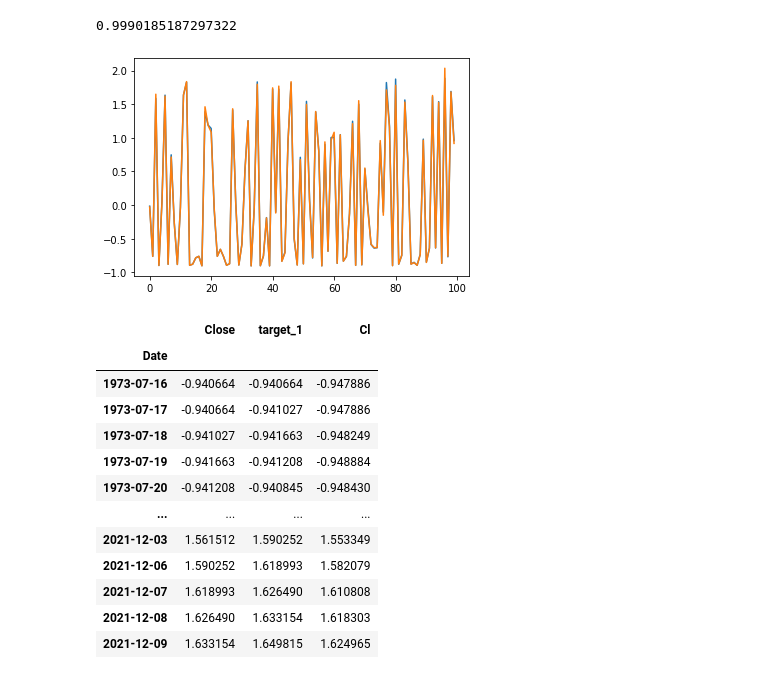
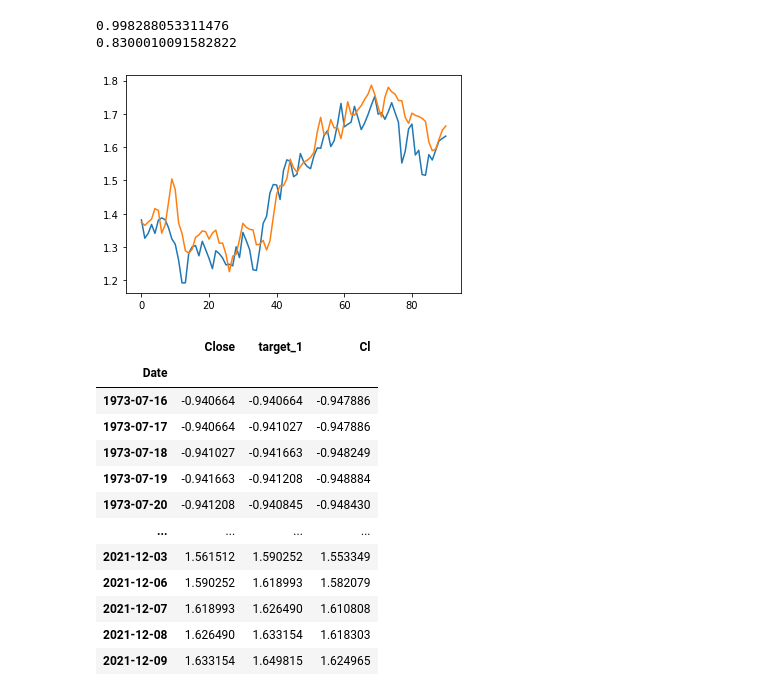
Before and after one commit to GustavoFortti/market-data-pipe, a Jupyter notebook: notebooks/target.ipynb, the cells around one changed output. Drawn from its saved outputs; the diff is of its cells as text; code cells hidden in the pictures.

```diff
--- a/notebooks/target.ipynb
+++ b/notebooks/target.ipynb
@@ -109,20 +81,37 @@ y_ax = y[59:]
-# %%
-X_train, x_test, y_train, y_test = train_test_split(x_2d, y_ax, test_size=0.33, random_state=42)
-regr = MLPRegressor(random_state=1, max_iter=500).fit(X_train, y_train)
-pred = regr.predict(x_test)
-regr.score(x_test, y_test)
-# %% [output]
-0.9990185187297322
-# %%
-# r2_score(y_test, pred)
-
-plt.plot(y_test[-100:])
-plt.plot(pred[-100:])
-
-y = pd.DataFrame(y_test, columns=['y'])
-y['pred'] = pred
-# %% [output]
-[figure, removed]
+# %%
+def regressor(tah):
+    X =  df.loc[:, ['Close']].reset_index(drop='index').values[:-tah]
+    y =  df.loc[:, ['Close']].reset_index(drop='index').values[tah:]
+
+    def matrix_2d(x: np.array, timestemp: int) -> list:
+        x = deepcopy(x)
+        reshaped_x = []
+        for i in range(timestemp, x.shape[0] + 1):
+            reshaped_x.append(np.array([i[0] for i in x[i - timestemp:i]]))
+        return np.array(reshaped_x)
+
+    x_2d = matrix_2d(X[:-150], 60)
+    y_ax = y[:-150][59:]
+
+    X_train, x_test, y_train, y_test = train_test_split(x_2d, y_ax, test_size=0.33, random_state=42)
+    regr = MLPRegressor(random_state=1, max_iter=500).fit(X_train, y_train)
+    print(regr.score(x_test, y_test))
+
+    x_2d = matrix_2d(X[-150:], 60)
+    y_ax = y[-150:][59:]
+
+    pred = regr.predict(x_2d)
+
+    plt.plot(y_ax)
+    plt.plot(pred)
+
+    print(regr.score(x_2d, y_ax))
+
+regressor()
+# %% [output]
+0.998288053311476
+0.8300010091582822
+[figure, added]
 # %%
 df_ax = pd.read_csv('../data/premodel/XOM/1-set/time_ahead_1/data/df.csv')
 df_ax = df_ax.set_index('Date')
```
Also changed, not shown: parts of 2 cells of this notebook.
